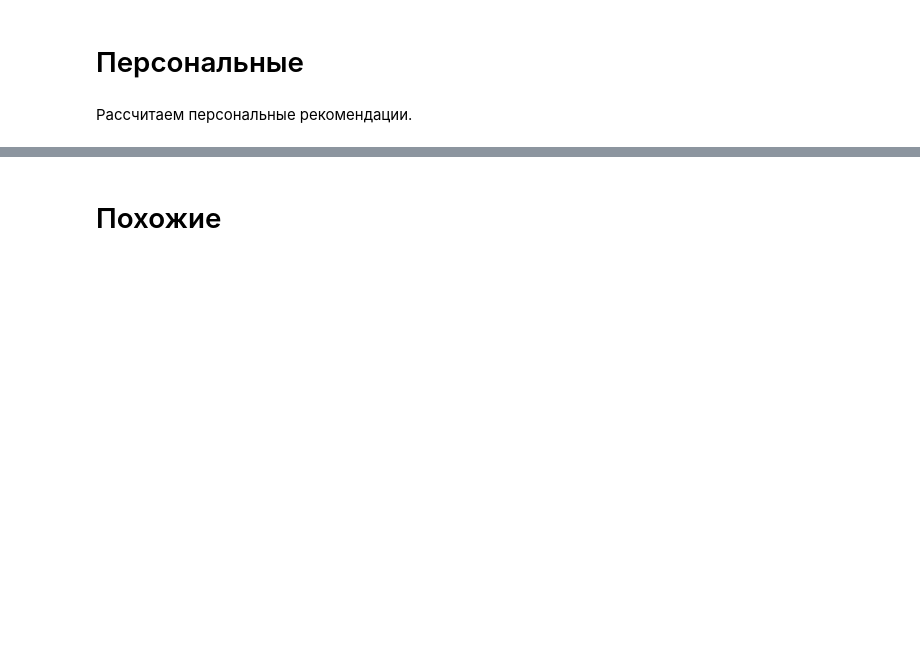
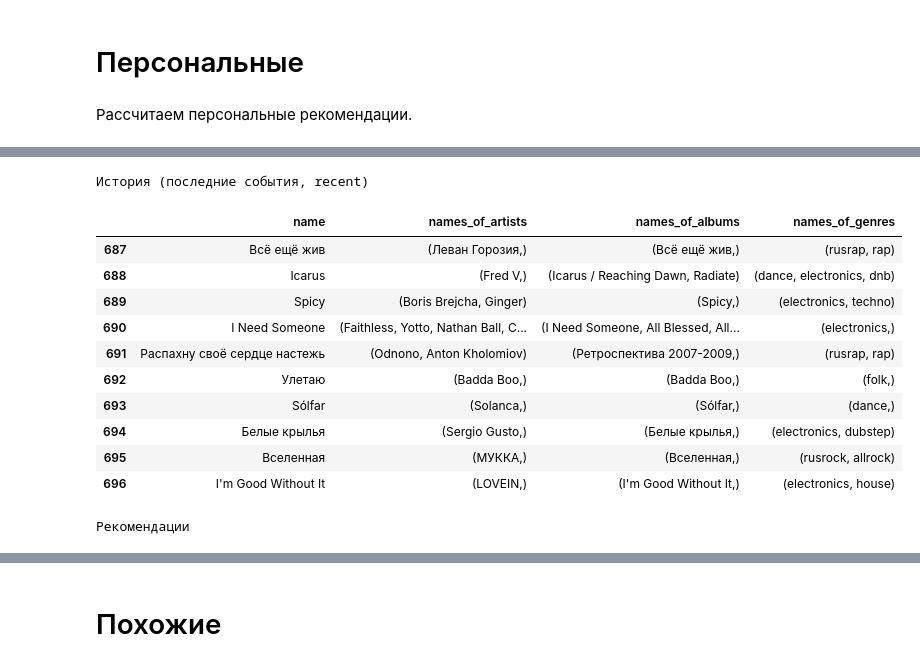
Before and after one commit to NikoMelnikov/mle-recsys-project, a Jupyter notebook: recommendations.ipynb, the cells around one changed output, grey strips where cells are left out. Saved outputs shown, nothing was run; the diff lists cells and outputs as text; code cells hidden in the pictures; blank space fills up the shorter version.

Commit message:
rang model

```diff
--- a/recommendations.ipynb
+++ b/recommendations.ipynb
@@ -927,0 +1373,26 @@ del events
+# %%
+with open('models/als_model.pkl', 'wb') as f:
+       pickle.dump(als_model, f)
+# %%
+with open('models/als_model.pkl', 'rb') as f:
+    als_model = pickle.load(f)
+# %%
+def get_recommendations_als(user_item_matrix, model, user_id, user_encoder, item_encoder, include_seen=True, n=5):
+    """
+    Возвращает отранжированные рекомендации для заданного пользователя
+    """
+    user_id_enc = user_encoder.transform([user_id])[0]
+    recommendations = model.recommend(
+         user_id_enc,
+         user_item_matrix[user_id_enc],
+         filter_already_liked_items=not include_seen,
+         N=n)
+    recommendations = pd.DataFrame({"track_id_enc": recommendations[0], "score": recommendations[1]})
+    recommendations["track_id"] = item_encoder.inverse_transform(recommendations["track_id_enc"])
+
+    return recommendations
+# %%
+# выберем произвольного пользователя из тренировочной выборки ("прошлого")
+user_id = events_train['user_id'].sample().iat[0]
+
+print(f"user_id: {user_id}")
@@ -927,0 +1419,29 @@ del events
+# %%
+print("История (последние события, recent)")
+user_history = (
+    events_train
+    .query("user_id == @user_id")
+    .merge(items.set_index("track_id")[["name", "names_of_artists", "names_of_albums", "names_of_genres"]], on="track_id")
+)
+
+user_history_to_print = user_history[["name", "names_of_artists", "names_of_albums", "names_of_genres"]].tail(10)
+display(user_history_to_print)
+
+print("Рекомендации")
+user_recommendations = get_recommendations_als(user_item_matrix_train, als_model, user_id, user_encoder, item_encoder)
+user_recommendations = user_recommendations.merge(items[["track_id", "name", "names_of_artists", "names_of_albums", "names_of_genres"]], on="track_id" )
+display(user_recommendations)
+# %% [output]
+История (последние события, recent)
+|  | name | names_of_artists | names_of_albums | names_of_genres |
+| 687 | Всё ещё жив | (Леван Горозия,) | (Всё ещё жив,) | (rusrap, rap) |
+| 688 | Icarus | (Fred V,) | (Icarus / Reaching Dawn, Radiate) | (dance, electronics, dnb) |
+| 689 | Spicy | (Boris Brejcha, Ginger) | (Spicy,) | (electronics, techno) |
+| 690 | I Need Someone | (Faithless, Yotto, Nathan Ball, C... | (I Need Someone, All Blessed, All... | (electronics,) |
+| 691 | Распахну своё сердце настежь | (Odnono, Anton Kholomiov) | (Ретроспектива 2007-2009,) | (rusrap, rap) |
+| 692 | Улетаю | (Badda Boo,) | (Badda Boo,) | (folk,) |
+| 693 | Sólfar | (Solanca,) | (Sólfar,) | (dance,) |
+| 694 | Белые крылья | (Sergio Gusto,) | (Белые крылья,) | (electronics, dubstep) |
+| 695 | Вселенная | (МУККА,) | (Вселенная,) | (rusrock, allrock) |
+| 696 | I'm Good Without It | (LOVEIN,) | (I'm Good Without It,) | (electronics, house) |
+Рекомендации
```
Also changed, not shown: parts of 110 cells of this notebook.
